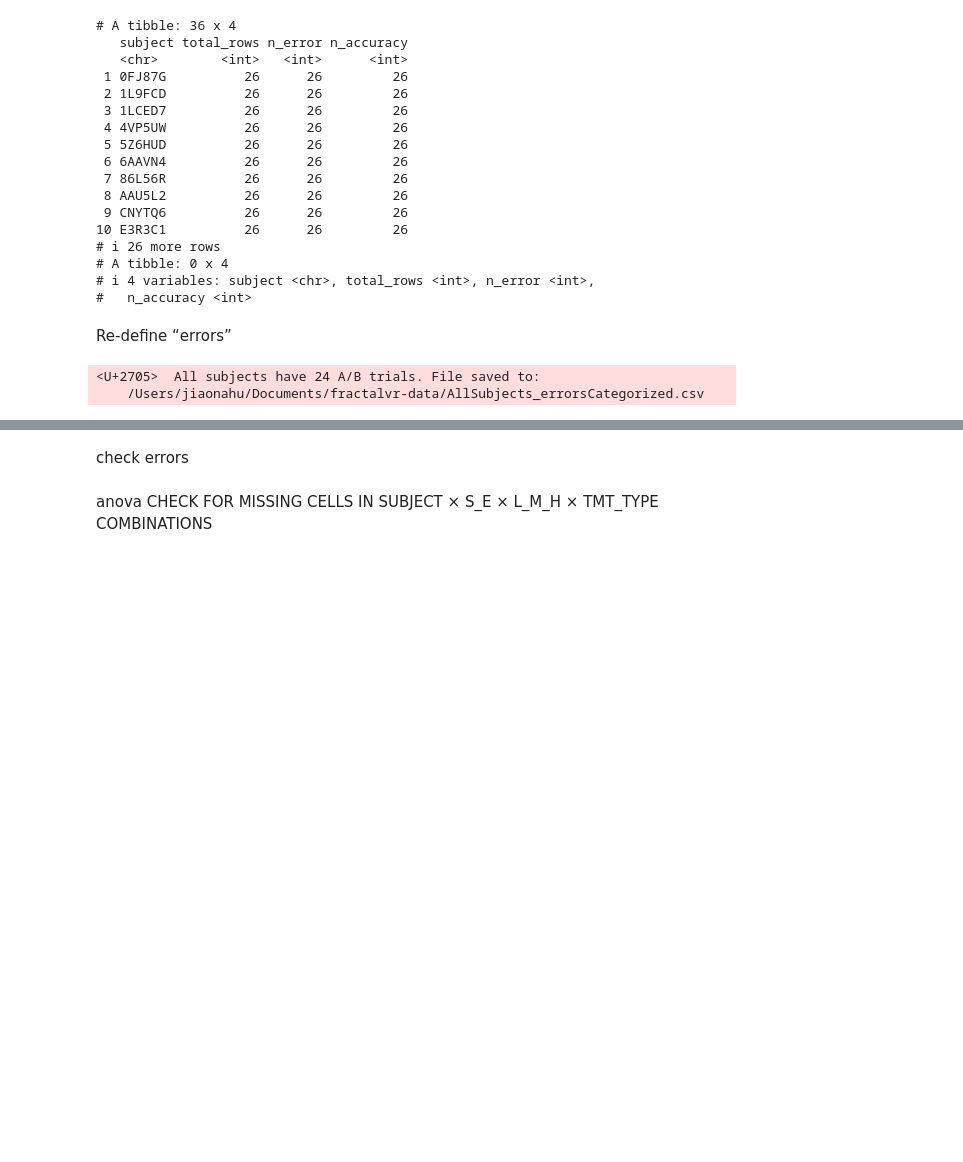
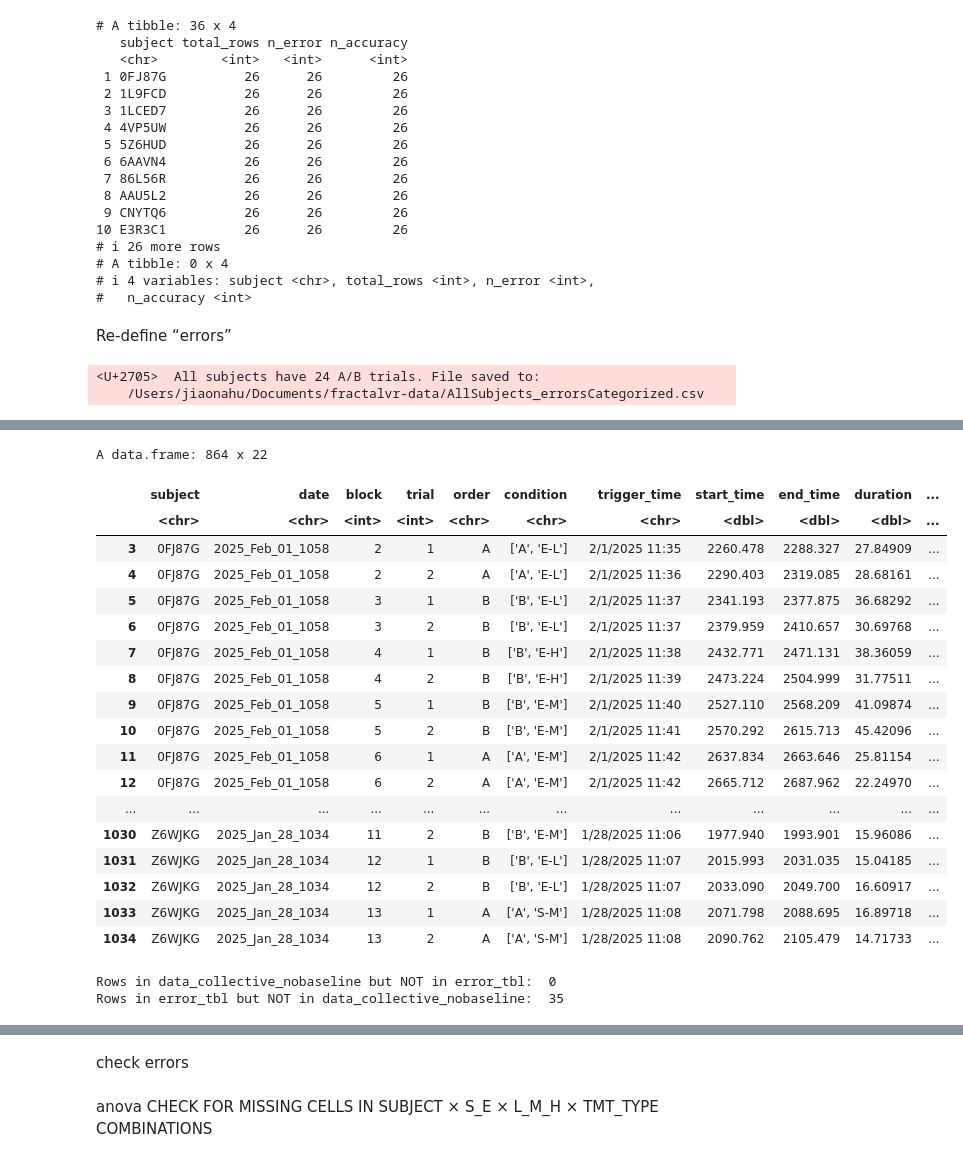
Before and after one commit to PuddleJumper2018/fractalvr, a Jupyter notebook: tmt_analysis.ipynb, the cells around one changed output, grey strips where cells are left out. Saved outputs shown, nothing was run; the diff lists cells and outputs as text; code cells hidden in the pictures; blank space fills up the shorter version.

```diff
--- a/tmt_analysis.ipynb
+++ b/tmt_analysis.ipynb
@@ -493,0 +655,60 @@ if (length(bad_subj) == 0) {
+# %%
+data_collective_nobaseline2
+# %% [output]
+A data.frame: 864 x 22
+|  | subject | date | block | trial | order | condition | trigger_time | start_time | end_time | duration | ... |
+|  | <chr> | <chr> | <int> | <int> | <chr> | <chr> | <chr> | <dbl> | <dbl> | <dbl> | ... |
+| 3 | 0FJ87G | 2025_Feb_01_1058 | 2 | 1 | A | ['A', 'E-L'] | 2/1/2025 11:35 | 2260.478 | 2288.327 | 27.84909 | ... |
+| 4 | 0FJ87G | 2025_Feb_01_1058 | 2 | 2 | A | ['A', 'E-L'] | 2/1/2025 11:36 | 2290.403 | 2319.085 | 28.68161 | ... |
+| 5 | 0FJ87G | 2025_Feb_01_1058 | 3 | 1 | B | ['B', 'E-L'] | 2/1/2025 11:37 | 2341.193 | 2377.875 | 36.68292 | ... |
+| 6 | 0FJ87G | 2025_Feb_01_1058 | 3 | 2 | B | ['B', 'E-L'] | 2/1/2025 11:37 | 2379.959 | 2410.657 | 30.69768 | ... |
+| 7 | 0FJ87G | 2025_Feb_01_1058 | 4 | 1 | B | ['B', 'E-H'] | 2/1/2025 11:38 | 2432.771 | 2471.131 | 38.36059 | ... |
+| 8 | 0FJ87G | 2025_Feb_01_1058 | 4 | 2 | B | ['B', 'E-H'] | 2/1/2025 11:39 | 2473.224 | 2504.999 | 31.77511 | ... |
+| 9 | 0FJ87G | 2025_Feb_01_1058 | 5 | 1 | B | ['B', 'E-M'] | 2/1/2025 11:40 | 2527.110 | 2568.209 | 41.09874 | ... |
+| 10 | 0FJ87G | 2025_Feb_01_1058 | 5 | 2 | B | ['B', 'E-M'] | 2/1/2025 11:41 | 2570.292 | 2615.713 | 45.42096 | ... |
+| 11 | 0FJ87G | 2025_Feb_01_1058 | 6 | 1 | A | ['A', 'E-M'] | 2/1/2025 11:42 | 2637.834 | 2663.646 | 25.81154 | ... |
+| 12 | 0FJ87G | 2025_Feb_01_1058 | 6 | 2 | A | ['A', 'E-M'] | 2/1/2025 11:42 | 2665.712 | 2687.962 | 22.24970 | ... |
+| ... | ... | ... | ... | ... | ... | ... | ... | ... | ... | ... | ... |
+| 1030 | Z6WJKG | 2025_Jan_28_1034 | 11 | 2 | B | ['B', 'E-M'] | 1/28/2025 11:06 | 1977.940 | 1993.901 | 15.96086 | ... |
+| 1031 | Z6WJKG | 2025_Jan_28_1034 | 12 | 1 | B | ['B', 'E-L'] | 1/28/2025 11:07 | 2015.993 | 2031.035 | 15.04185 | ... |
+| 1032 | Z6WJKG | 2025_Jan_28_1034 | 12 | 2 | B | ['B', 'E-L'] | 1/28/2025 11:07 | 2033.090 | 2049.700 | 16.60917 | ... |
+| 1033 | Z6WJKG | 2025_Jan_28_1034 | 13 | 1 | A | ['A', 'S-M'] | 1/28/2025 11:08 | 2071.798 | 2088.695 | 16.89718 | ... |
+| 1034 | Z6WJKG | 2025_Jan_28_1034 | 13 | 2 | A | ['A', 'S-M'] | 1/28/2025 11:08 | 2090.762 | 2105.479 | 14.71733 | ... |
+# %%
+# ---------------------------------------------------------------
+# 1. Diagnose which rows do / do not match between the two tables
+# ---------------------------------------------------------------
+library(dplyr)
+
+# Key columns that uniquely identify a trial
+keys <- c("subject", "TMT_type", "response_order")
+
+# Rows present in the main table but missing in error_tbl
+rows_missing_error <- anti_join(
+  data_collective_nobaseline,
+  error_tbl %>% select(all_of(keys)),
+  by = keys
+)
+
+# Rows present in error_tbl but missing in the main table
+rows_extra_error <- anti_join(
+  error_tbl %>% select(all_of(keys)),
+  data_collective_nobaseline,
+  by = keys
+)
+
+cat(
+  "Rows in data_collective_nobaseline but NOT in error_tbl: ",
+  nrow(rows_missing_error), "\n"
+)
+cat(
+  "Rows in error_tbl but NOT in data_collective_nobaseline: ",
+  nrow(rows_extra_error), "\n"
+)
+
+# If you want to inspect the mismatches, uncomment either line below
+# View(rows_missing_error)
+# View(rows_extra_error)
+# %% [output]
+Rows in data_collective_nobaseline but NOT in error_tbl:  0
+Rows in error_tbl but NOT in data_collective_nobaseline:  35
```
Also changed, not shown: parts of 13 cells of this notebook, 8 other files.
